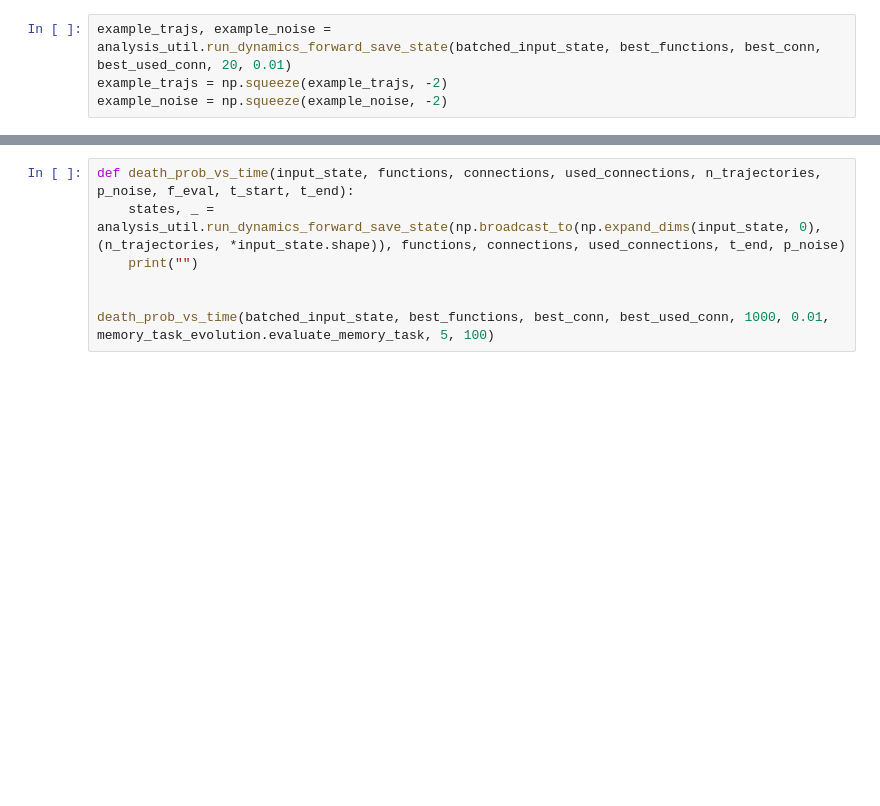
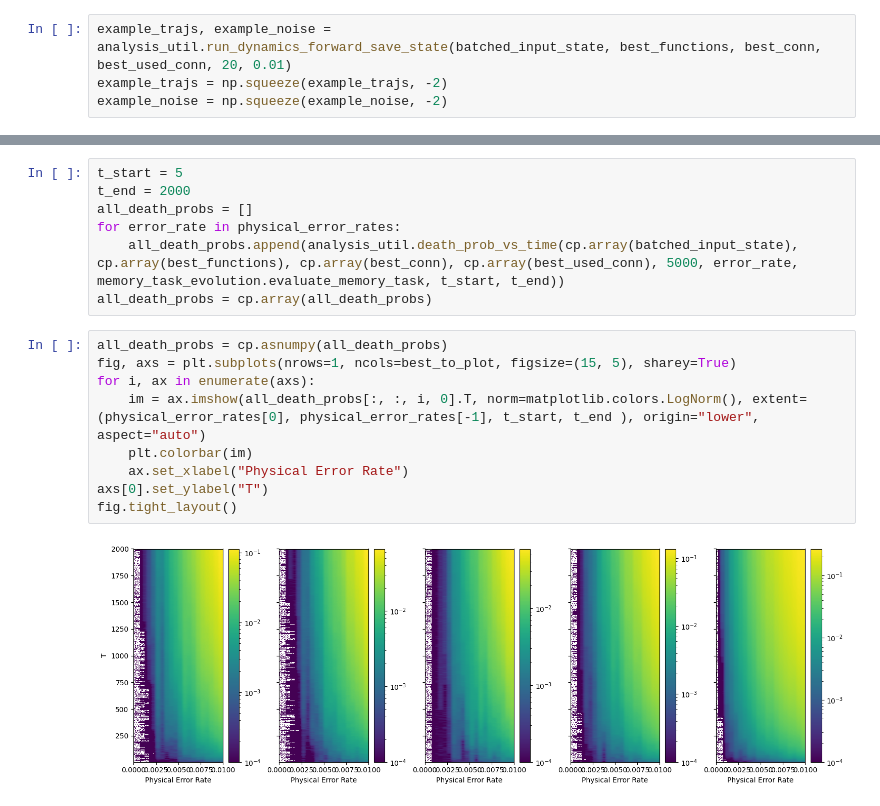
Before and after one commit to trevormccrt/gpuaffman_networks, a Jupyter notebook: genetics/memory_task_results.ipynb, the cells around one changed output, grey strips where cells are left out. Drawn from its saved outputs; the diff is of its cells as text; blank space fills up the shorter version.

```diff
--- a/genetics/memory_task_results.ipynb
+++ b/genetics/memory_task_results.ipynb
@@ -71,7 +70,18 @@ axs.legend()
-# %%
-def death_prob_vs_time(input_state, functions, connections, used_connections, n_trajectories, p_noise, f_eval, t_start, t_end):
-    states, _ = analysis_util.run_dynamics_forward_save_state(np.broadcast_to(np.expand_dims(input_state, 0), (n_trajectories, *input_state.shape)), functions, connections, used_connections, t_end, p_noise)
-    print("")
-
-
-death_prob_vs_time(batched_input_state, best_functions, best_conn, best_used_conn, 1000, 0.01, memory_task_evolution.evaluate_memory_task, 5, 100)
+# %%
+t_start = 5
+t_end = 2000
+all_death_probs = []
+for error_rate in physical_error_rates:
+    all_death_probs.append(analysis_util.death_prob_vs_time(cp.array(batched_input_state), cp.array(best_functions), cp.array(best_conn), cp.array(best_used_conn), 5000, error_rate, memory_task_evolution.evaluate_memory_task, t_start, t_end))
+all_death_probs = cp.array(all_death_probs)
+# %%
+all_death_probs = cp.asnumpy(all_death_probs)
+fig, axs = plt.subplots(nrows=1, ncols=best_to_plot, figsize=(15, 5), sharey=True)
+for i, ax in enumerate(axs):
+    im = ax.imshow(all_death_probs[:, :, i, 0].T, norm=matplotlib.colors.LogNorm(), extent=(physical_error_rates[0], physical_error_rates[-1], t_start, t_end ), origin="lower", aspect="auto")
+    plt.colorbar(im)
+    ax.set_xlabel("Physical Error Rate")
+axs[0].set_ylabel("T")
+fig.tight_layout()
+# %% [output]
+[figure, added]
```
Also changed, not shown: parts of 5 cells of this notebook, 4 other files.
